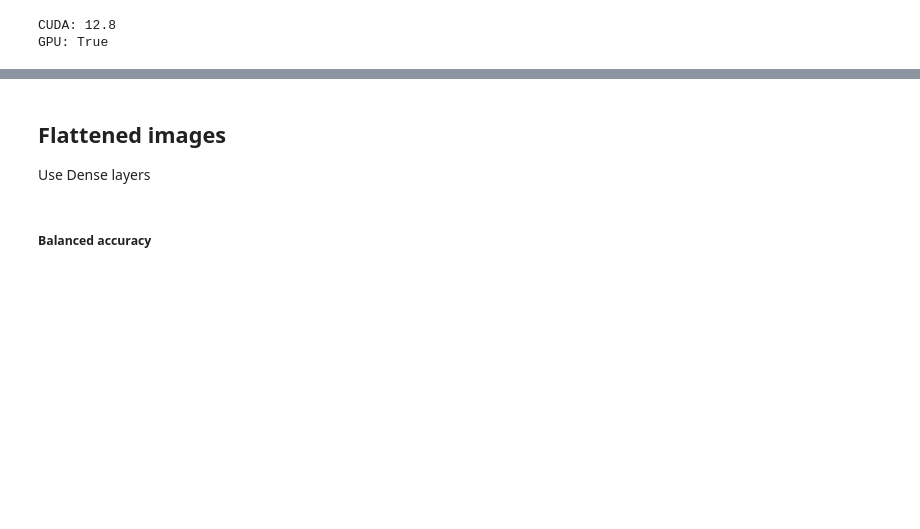
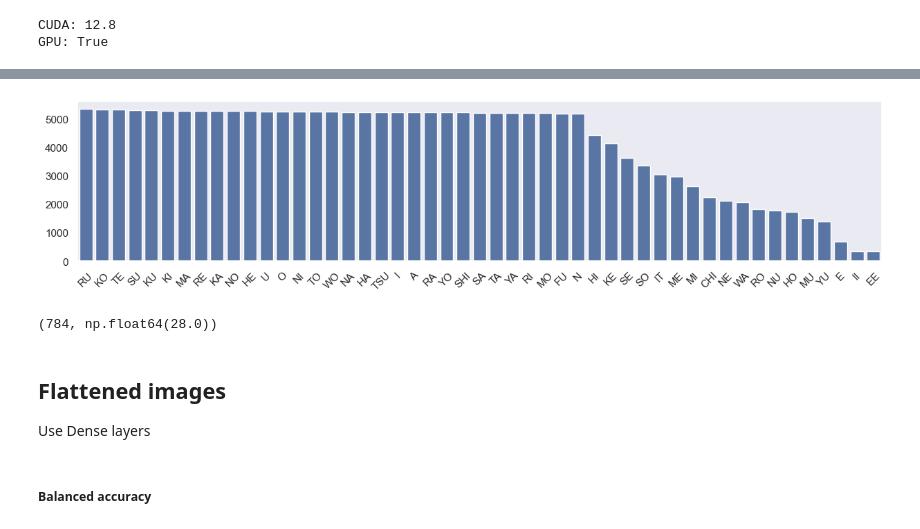
Before and after one commit to ReSpix/neural, a Jupyter notebook: notebooks/kuzushiji.ipynb, the cells around one changed output, grey strips where cells are left out. Cells and saved outputs as stored; diff of their text form; code cells hidden in the pictures; blank space fills up the shorter version.

```diff
--- a/notebooks/kuzushiji.ipynb
+++ b/notebooks/kuzushiji.ipynb
@@ -81,3 +81,17 @@ plot_grid(X_train)
+# %%
+sorted_counts = dict(sorted(counts.items(), key=lambda x: x[1], reverse=True))
+# %%
+plt.figure(figsize=(15, 3))
+sns.barplot(x=list(sorted_counts.keys()), y=list(sorted_counts.values()))
+plt.xticks(rotation=45)
+plt.show()
+# %% [output]
+[figure, added]
+# %%
+img_len = X_train[0].shape[0]
+img_len, np.sqrt(img_len)
+# %% [output]
+(784, np.float64(28.0))
 # %% [markdown]
 ## Flattened images
 Use Dense layers
```
Also changed, not shown: parts of 4 cells of this notebook.
